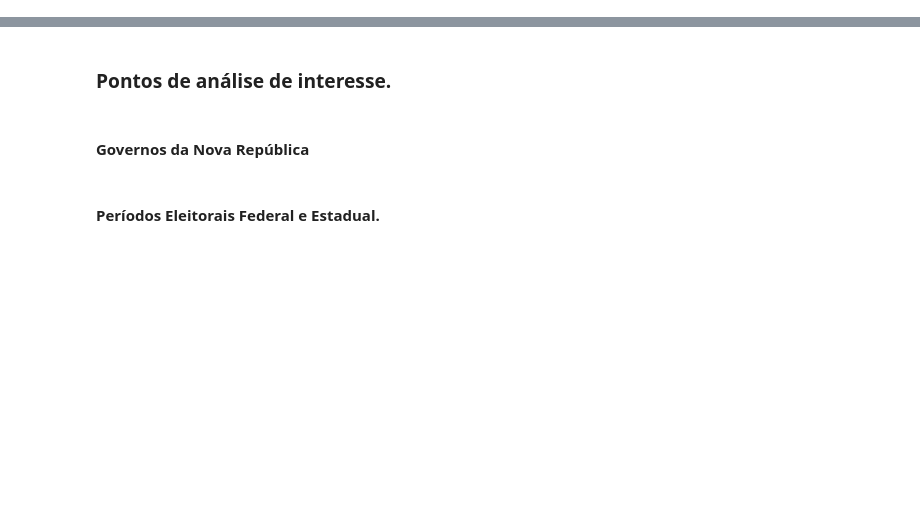
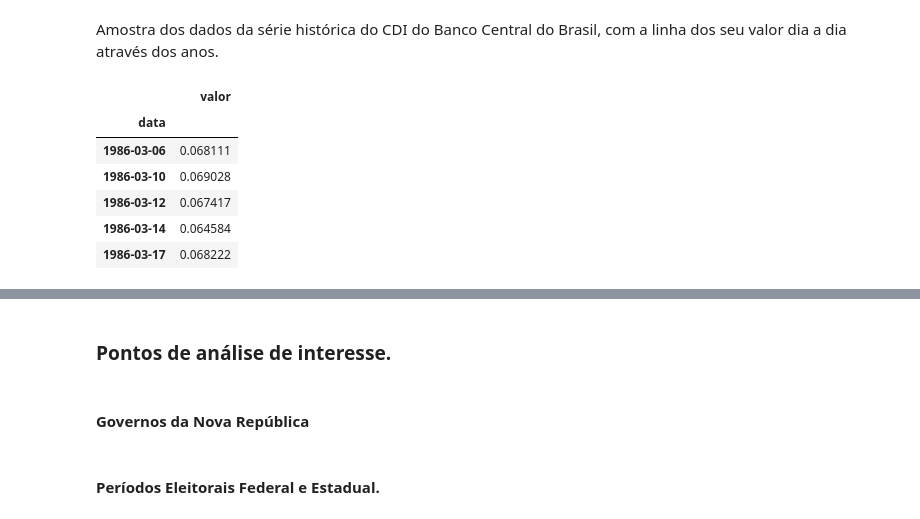
Before and after one commit to afukaya/Analise_Fundos_Investimentos, a Jupyter notebook: Analise_Fundos.ipynb, the cells around one changed output, grey strips where cells are left out. Cells and saved outputs as stored; diff of their text form; code cells hidden in the pictures; blank space fills up the shorter version.

```diff
--- a/Analise_Fundos.ipynb
+++ b/Analise_Fundos.ipynb
@@ -31,0 +113,12 @@ from statsmodels.tsa.seasonal import seasonal_decompose
+# %% [markdown]
+Amostra dos dados da série histórica do CDI do Banco Central do Brasil, com a linha dos seu valor dia a dia através dos anos.
+# %%
+df_cdi.head()
+# %% [output]
+|  | valor |
+| data |  |
+| 1986-03-06 | 0.068111 |
+| 1986-03-10 | 0.069028 |
+| 1986-03-12 | 0.067417 |
+| 1986-03-14 | 0.064584 |
+| 1986-03-17 | 0.068222 |
```
Also changed, not shown: parts of 79 cells of this notebook, 6 other files.
